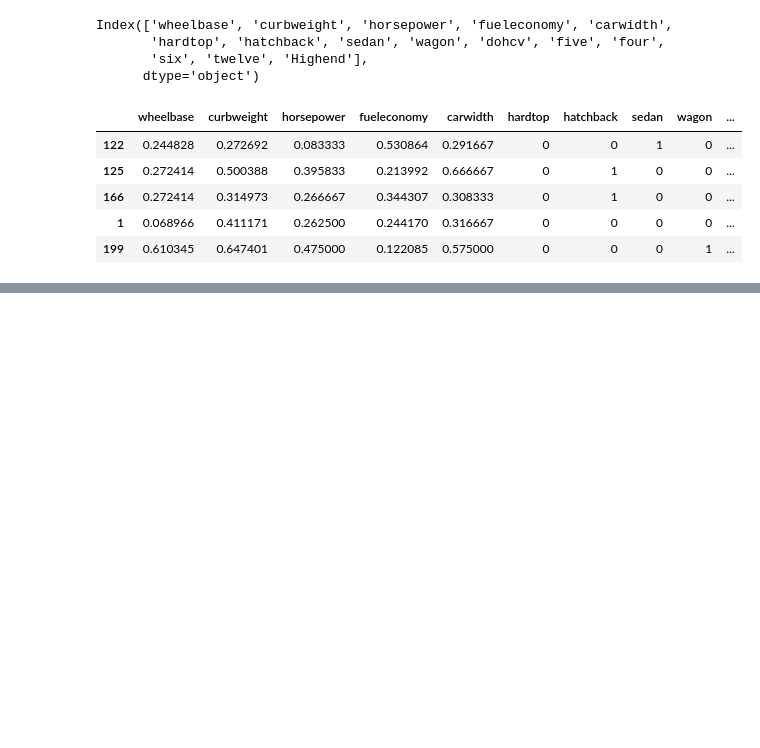
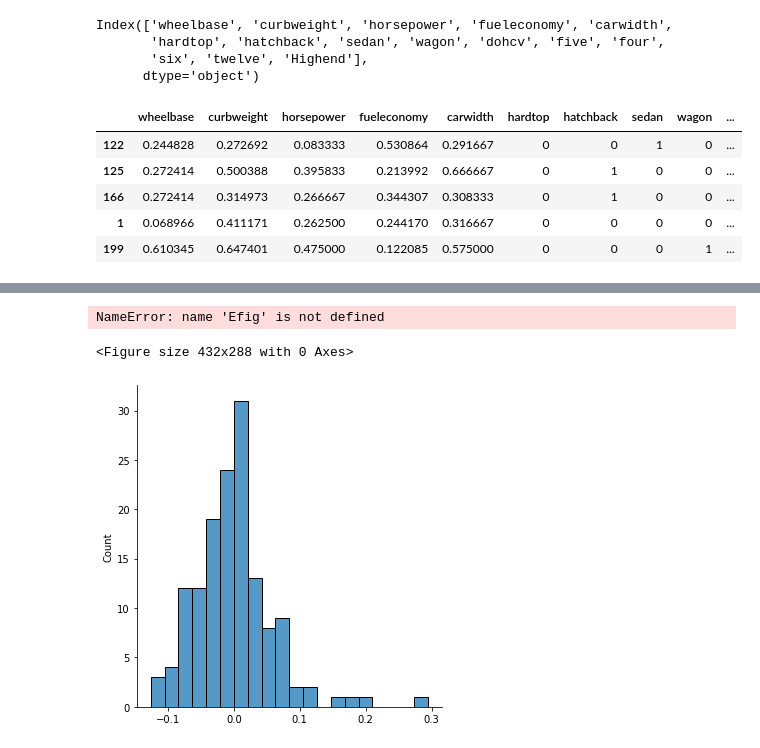
Before and after one commit to Piyush15072002/Car-Price-Prediction, a Jupyter notebook: index.ipynb, the cells around one changed output, grey strips where cells are left out. Cells and saved outputs as stored; diff of their text form; code cells hidden in the pictures; blank space fills up the shorter version.

```diff
--- a/index.ipynb
+++ b/index.ipynb
@@ -447,0 +532,2 @@ def checkVIF(X):
+# %%
+X_train_new = buildModel(X_train_new, Y_train)
@@ -447,0 +569,4 @@ def checkVIF(X):
+# %%
+X_train_new = X_train_new.drop(["wagon"], axis = 1)
+# %%
+X_train_new = buildModel(X_train_new, Y_train)
@@ -447,0 +607,20 @@ def checkVIF(X):
+# %%
+# Residual Analysis of Model
+
+model = sm.OLS(Y_train, X_train_new).fit()
+
+Y_train_price = model.predict(X_train_new)
+# %%
+# Error terms
+
+EFig = plt.figure()
+
+sns.displot((Y_train - Y_train_price), bins=20)
+
+Efig.suptitle('Error Terms', fontsize = 20)
+
+plt.xlabel('Errors', fontsize = 18)
+# %% [output]
+NameError: name 'Efig' is not defined
+<Figure size 432x288 with 0 Axes>
+[figure, added]
```
Also changed, not shown: parts of 12 cells of this notebook.
